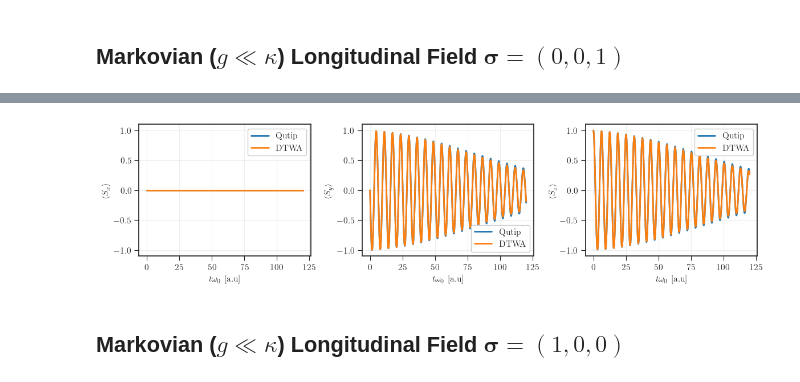
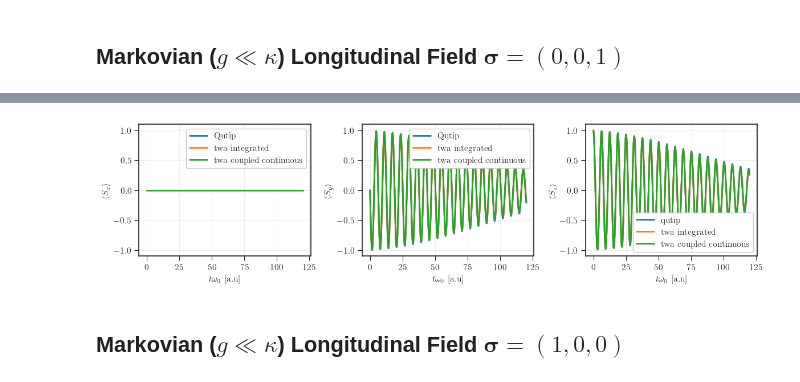
Before and after one commit to juardilag/twa_py, a Jupyter notebook: lossy_boson_test.ipynb, the cells around one changed output, grey strips where cells are left out. Drawn from its saved outputs; the diff is of its cells as text; code cells hidden in the pictures.

Commit message:
added composed results

```diff
--- a/lossy_boson_test.ipynb
+++ b/lossy_boson_test.ipynb
@@ -419,35 +472,38 @@ Starting DTWA for N=10 spins: 50000 trajectories in 5 batches.
 # %%
 plt.style.use(['seaborn-v0_8-white', './style.mplstyle'])
 fig, ax = plt.subplots(1,3, figsize=(14, 3))
 plt.subplots_adjust(wspace=0.3)
 
 ax[0].plot(results['t_grid'], results['qutip']['expect_x'], label = 'Qutip', linewidth = 2)
-ax[0].plot(results['t_grid'], results['twa']['expect_x'], label = 'DTWA', linewidth = 2)
+ax[0].plot(results['t_grid'], results['twa_integrated']['expect_x'], label = 'twa integrated', linewidth = 2)
+ax[0].plot(results['t_grid'], results['twa_coupled']['expect_x'], label = 'twa coupled continuous', linewidth = 2)
 ax[0].grid(alpha = 0.3)
 ax[0].set_xlabel(r'$t\omega_0 $\ [a.u]')
 ax[0].set_ylabel(r'$\langle S_x \rangle$')
 ax[0].set_ylim(-1.1, 1.1)
 ax[0].legend()
 
 ax[1].plot(results['t_grid'], results['qutip']['expect_y'], label = 'Qutip', linewidth = 2)
-ax[1].plot(results['t_grid'], results['twa']['expect_y'], label = 'DTWA', linewidth = 2)
+ax[1].plot(results['t_grid'], results['twa_integrated']['expect_y'], label = 'twa integrated', linewidth = 2)
+ax[1].plot(results['t_grid'], results['twa_coupled']['expect_y'], label = 'twa coupled continuous', linewidth = 2)
 ax[1].grid(alpha = 0.3)
 ax[1].set_xlabel(r'$t\omega_0 $\ [a.u]')
 ax[1].set_ylabel(r'$\langle S_y \rangle$')
 ax[1].set_ylim(-1.1, 1.1)
 ax[1].legend()
 
-ax[2].plot(results['t_grid'], results['qutip']['expect_z'], label = 'Qutip', linewidth = 2)
-ax[2].plot(results['t_grid'], results['twa']['expect_z'], label = 'DTWA', linewidth = 2)
+ax[2].plot(results['t_grid'], results['qutip']['expect_z'], label = 'qutip', linewidth = 2)
+ax[2].plot(results['t_grid'], results['twa_integrated']['expect_z'], label = 'twa integrated', linewidth = 2)
+ax[2].plot(results['t_grid'], results['twa_coupled']['expect_z'], label = 'twa coupled continuous', linewidth = 2)
 ax[2].grid(alpha = 0.3)
 ax[2].set_xlabel(r'$t\omega_0 $\ [a.u]')
 ax[2].set_ylabel(r'$\langle S_z \rangle$')
 ax[2].set_ylim(-1.1, 1.1)
 ax[2].legend()
 
 plt.show()
 # %% [output]
-[figure, old version]
+[figure, new version]
 # %% [markdown]
 ## Markovian ($g\ll\kappa$) Longitudinal Field $\boldsymbol{\sigma}=(1,0,0)$
 # %%
```
Also changed, not shown: parts of 18 cells of this notebook.
